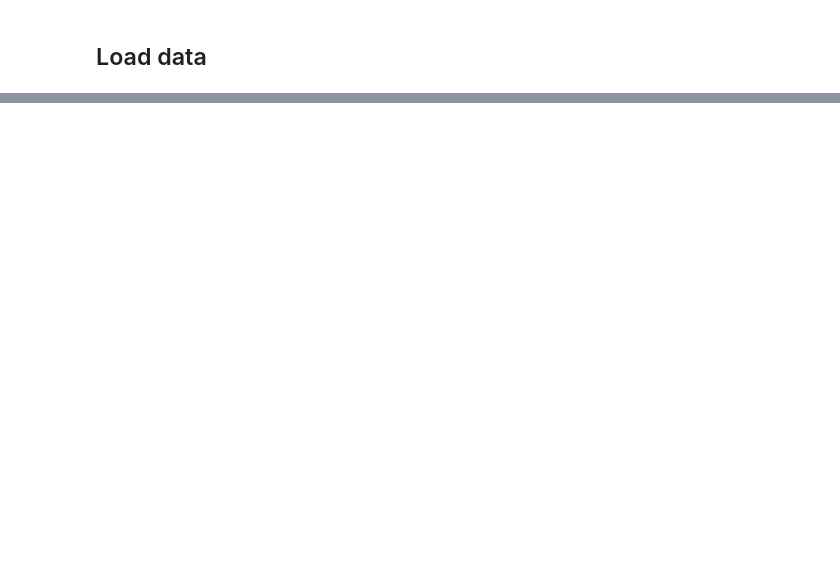
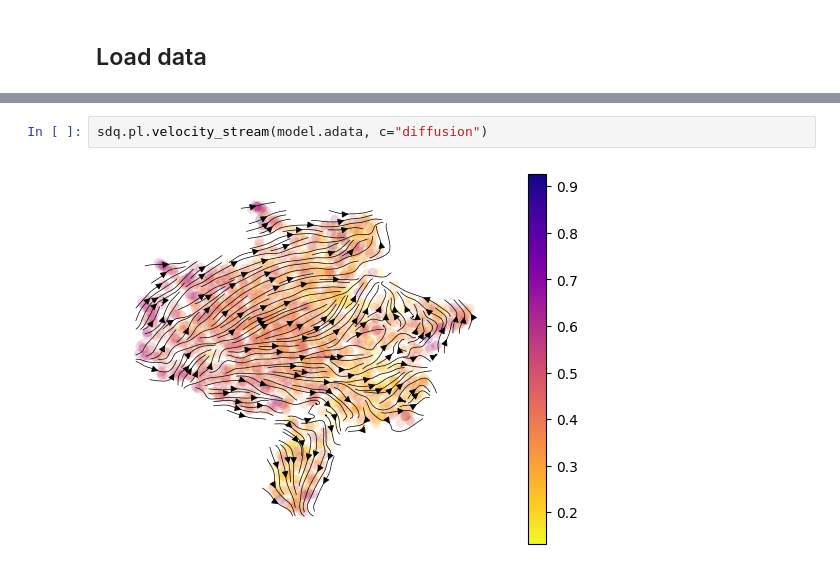
Before and after one commit to scDiffEq/scDiffEq, a Jupyter notebook: docs/source/_notebooks/quickstart.ipynb, the cells around one changed output, grey strips where cells are left out. Drawn from its saved outputs; the diff is of its cells as text; blank space fills up the shorter version.

```diff
--- a/docs/source/_notebooks/quickstart.ipynb
+++ b/docs/source/_notebooks/quickstart.ipynb
@@ -277,0 +164,4 @@ x_s = [
+# %%
+sdq.pl.velocity_stream(model.adata, c="diffusion")
+# %% [output]
+[figure, added]
```
Also changed, not shown: parts of 76 cells of this notebook.
